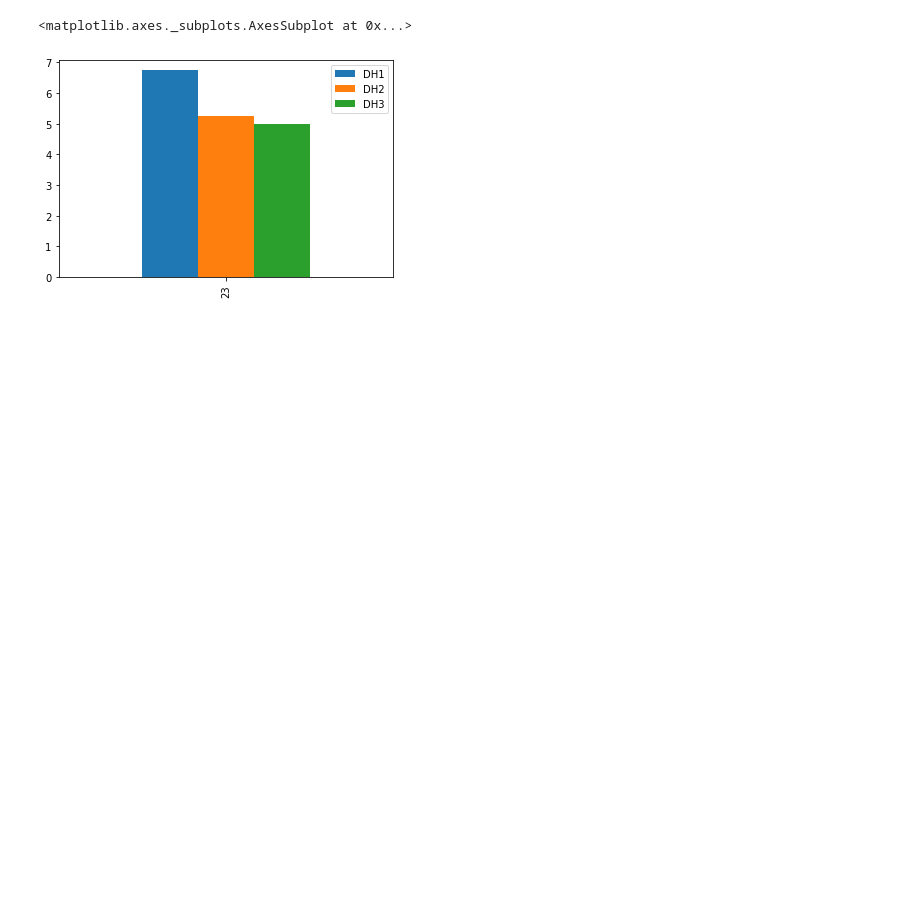
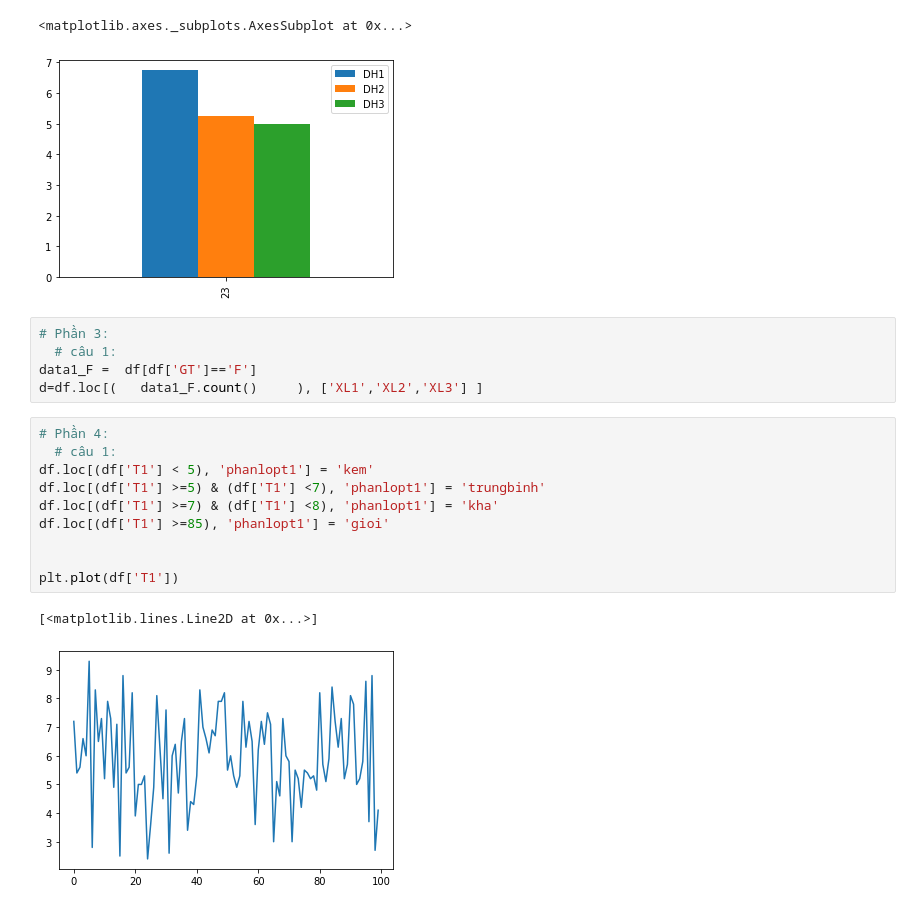
Before and after one commit to quangvinht/Phan_tich_du_lieu_hoc_sau, a Jupyter notebook: lab02.ipynb, the cells around one changed output. Drawn from its saved outputs; the diff is of its cells as text; blank space fills up the shorter version.

```diff
--- a/lab02.ipynb
+++ b/lab02.ipynb
@@ -341,3 +355,21 @@ cau4_r.plot.bar()
 # %% [output]
 <matplotlib.axes._subplots.AxesSubplot at 0x...>
 [figure]
+# %%
+# Phần 3:
+  # câu 1:
+data1_F =  df[df['GT']=='F']
+d=df.loc[(   data1_F.count()     ), ['XL1','XL2','XL3'] ]
+# %%
+# Phần 4:
+  # câu 1:
+df.loc[(df['T1'] < 5), 'phanlopt1'] = 'kem'
+df.loc[(df['T1'] >=5) & (df['T1'] <7), 'phanlopt1'] = 'trungbinh'
+df.loc[(df['T1'] >=7) & (df['T1'] <8), 'phanlopt1'] = 'kha'
+df.loc[(df['T1'] >=85), 'phanlopt1'] = 'gioi'
+
+
+plt.plot(df['T1'])
+# %% [output]
+[<matplotlib.lines.Line2D at 0x...>]
+[figure, added]
```
Also changed, not shown: parts of 10 cells of this notebook.
